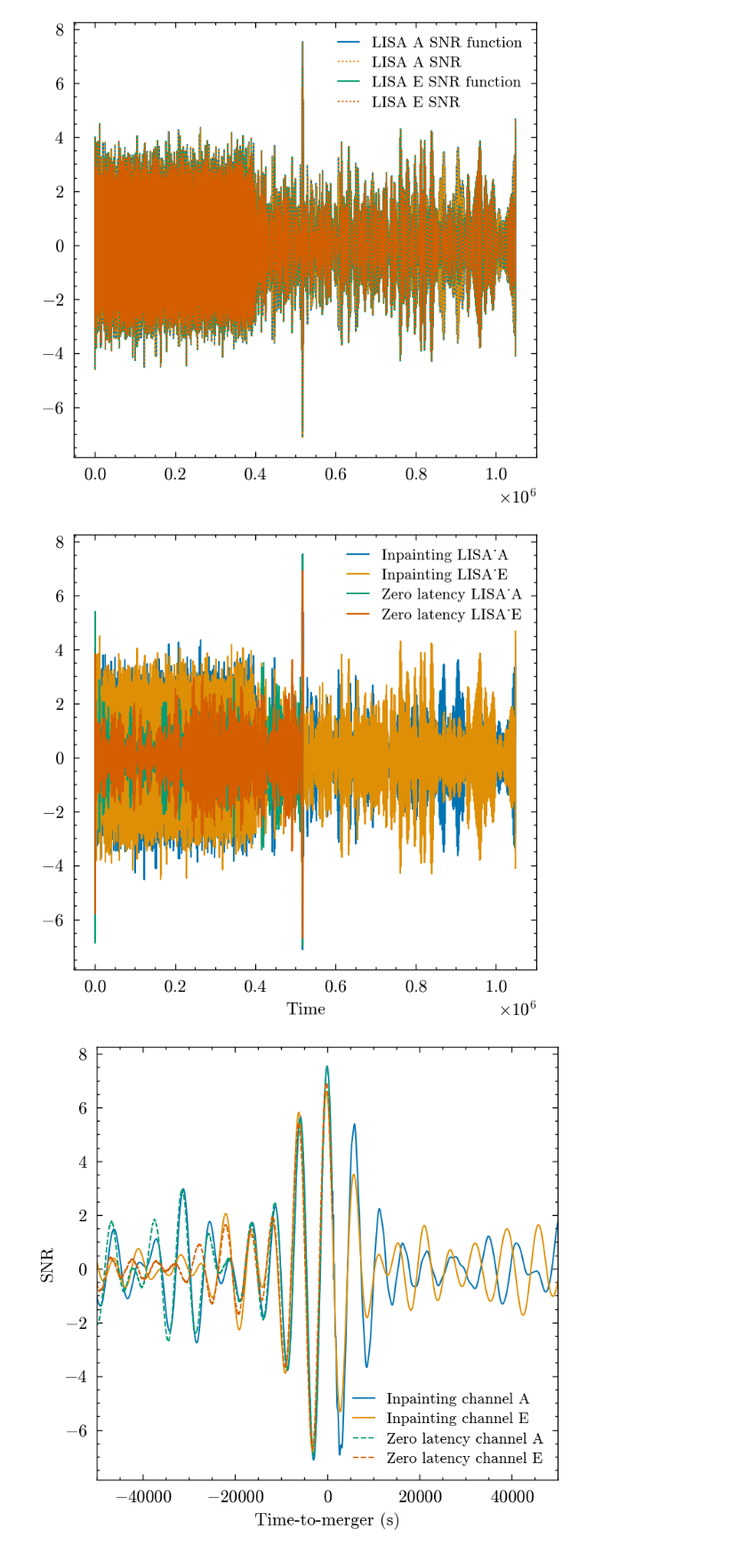
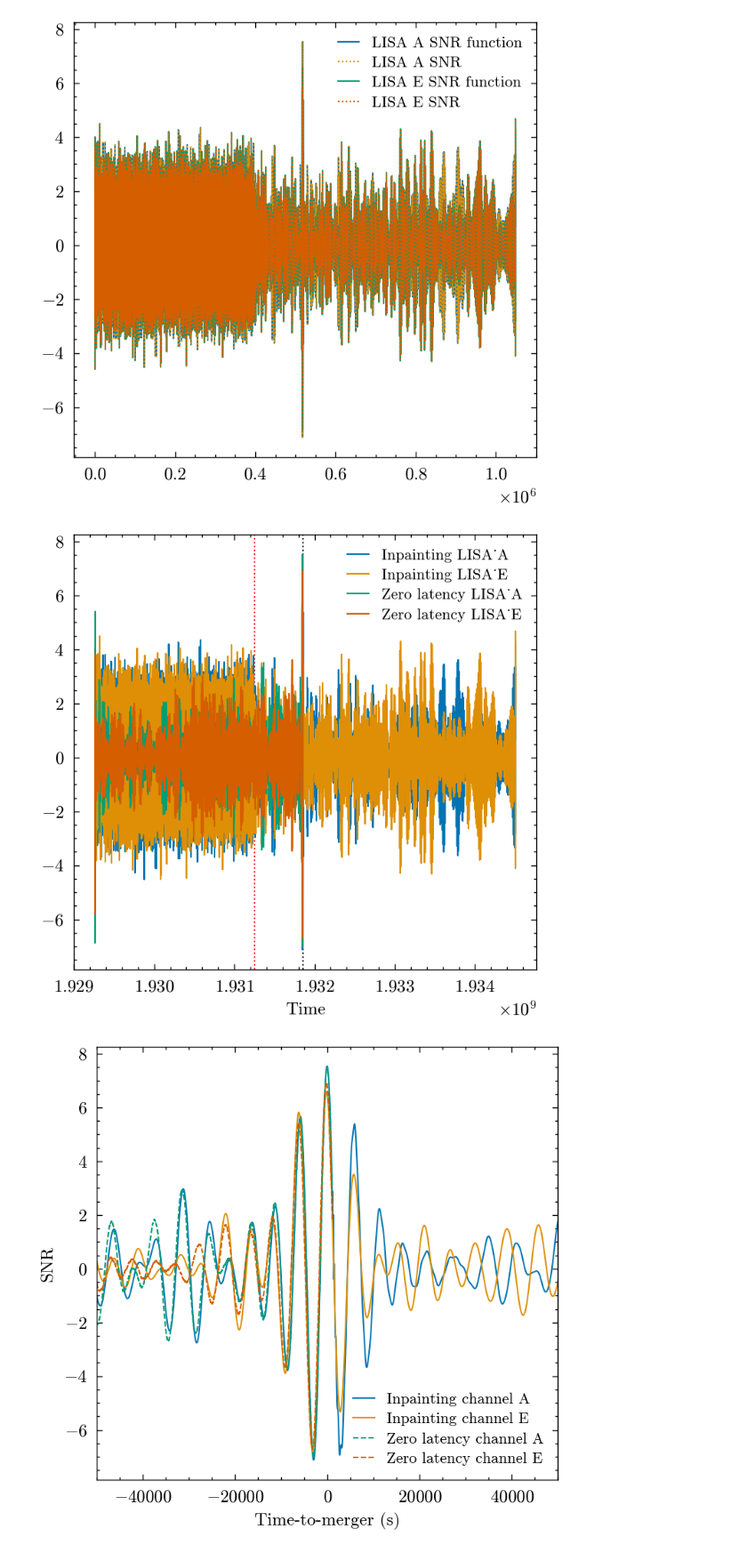
Before and after one commit to icg-gravwaves/lisa_premerger_sangria, a Jupyter notebook: search/inpainting_runs/example_using_this_code.ipynb, the cells around one changed output. Shown at 89% size. Drawn from its saved outputs; the diff is of its cells as text; code cells hidden in the pictures.

```diff
--- a/search/inpainting_runs/example_using_this_code.ipynb
+++ b/search/inpainting_runs/example_using_this_code.ipynb
@@ -288,19 +285,25 @@ True
 # %%
 fig, ax = plt.subplots(figsize=(4,4))
 
 for channel in waveforms:
-    ax.plot(snrs_function[channel], label=f'Inpainting {channel}')
+    ax.plot(
+        snrs_function[channel].sample_times,
+        snrs_function[channel],
+        label=f'Inpainting {channel}'
+    )
 
-ax.plot(snrA, label='Zero latency LISA_A')
-ax.plot(snrE, label='Zero latency LISA_E')
+ax.plot(snrA.sample_times, snrA, label='Zero latency LISA_A')
+ax.plot(snrE.sample_times, snrE, label='Zero latency LISA_E')
+ax.axvline(waveform_params['tc'], color='k', linestyle=':', zorder=-30)
+ax.axvline(data_length - cutoff_time + float(snrA._epoch), color='r', linestyle=':', zorder=-100)
 ax.set_xlabel('Time')
 ax.legend(loc='upper right')
 fig.show()
 
 # The zero latency filter *should* produce a shorter SNR series than the new method, and should only agree at X-days premerger where
 # the cut it.
 # %% [output]
-[figure, old version]
+[figure, new version]
 # %%
 fig2, ax2 = plt.subplots(figsize=(4,4))
 
```
Also changed, not shown: parts of 2 cells of this notebook, 4 other files.
